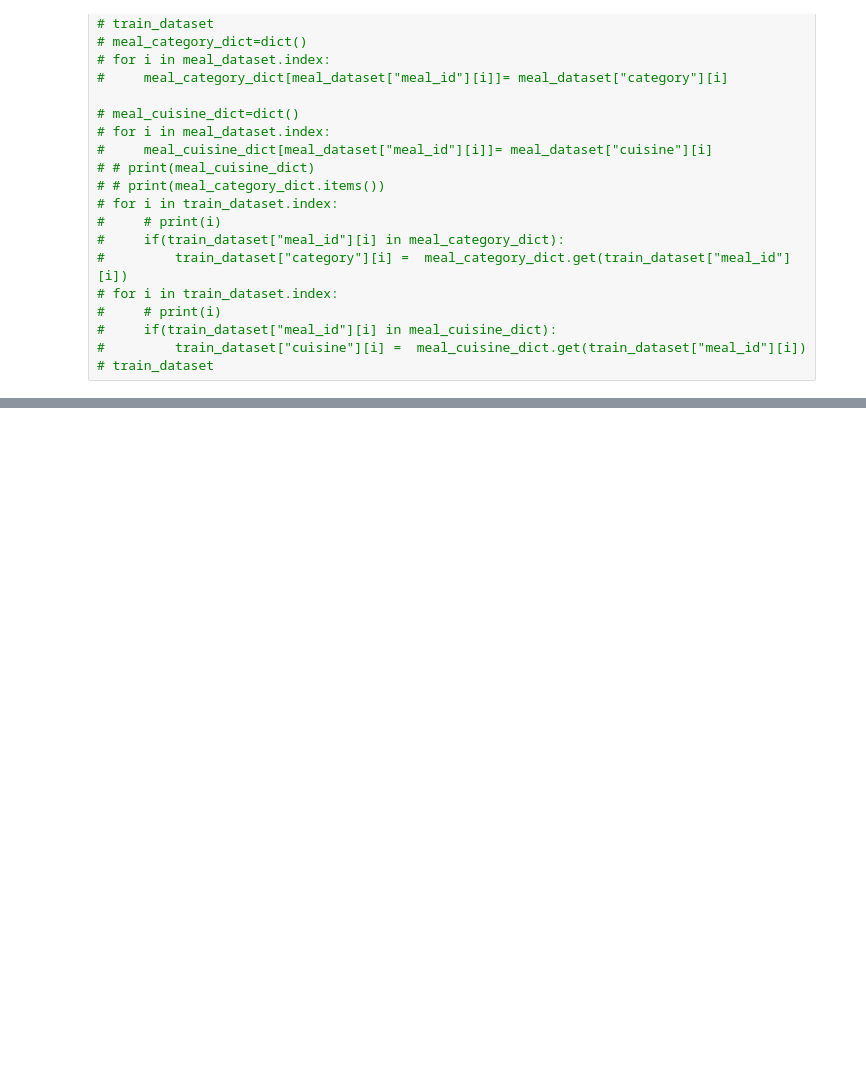
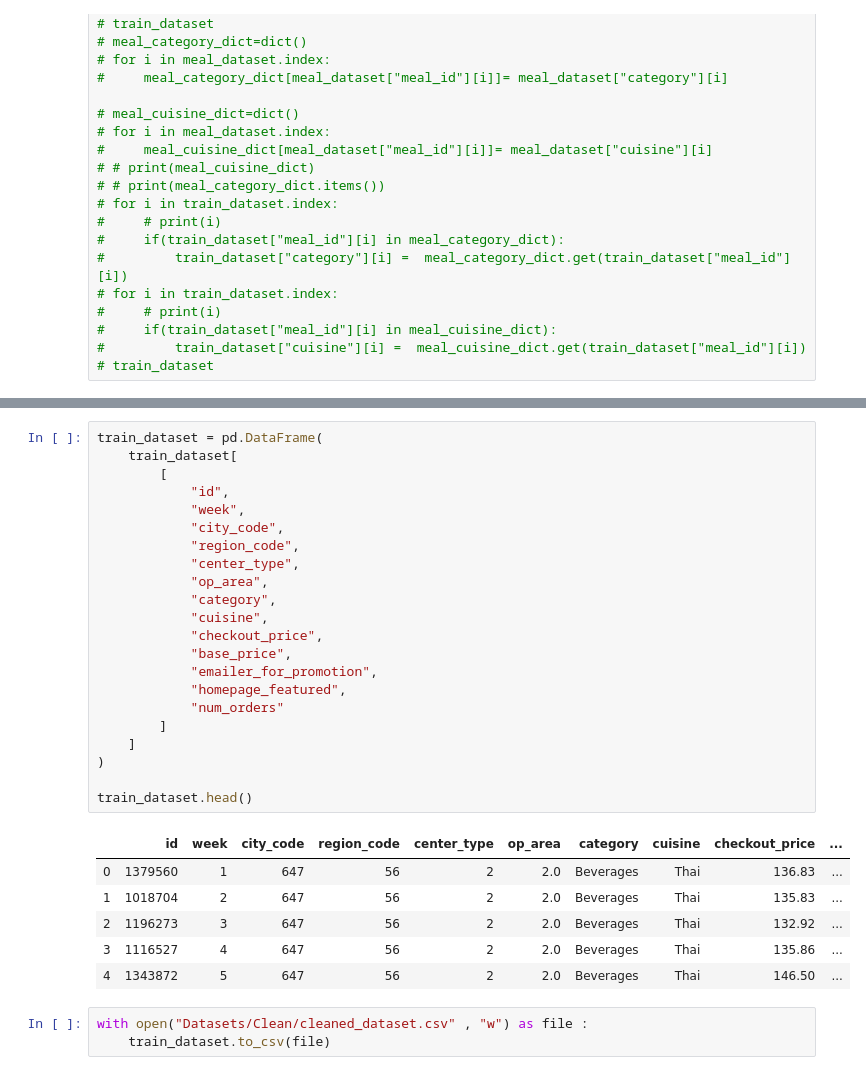
Before and after one commit to jaydbendre/Data-Mining-And-Buisness-Intelligence-Semester-6, a Jupyter notebook: Experiment4/train.ipynb, the cells around one changed output, grey strips where cells are left out. Saved outputs shown, nothing was run; the diff lists cells and outputs as text; blank space fills up the shorter version.

Commit message:
Data

```diff
--- a/Experiment4/train.ipynb
+++ b/Experiment4/train.ipynb
@@ -57,0 +174,32 @@ train_dataset
+# %%
+train_dataset = pd.DataFrame(
+    train_dataset[
+        [
+            "id",
+            "week",
+            "city_code",
+            "region_code",
+            "center_type",
+            "op_area",
+            "category",
+            "cuisine",
+            "checkout_price",
+            "base_price",
+            "emailer_for_promotion",
+            "homepage_featured",
+            "num_orders"
+        ]
+    ]
+)
+
+train_dataset.head()
+# %% [output]
+|  | id | week | city_code | region_code | center_type | op_area | category | cuisine | checkout_price | ... |
+| 0 | 1379560 | 1 | 647 | 56 | 2 | 2.0 | Beverages | Thai | 136.83 | ... |
+| 1 | 1018704 | 2 | 647 | 56 | 2 | 2.0 | Beverages | Thai | 135.83 | ... |
+| 2 | 1196273 | 3 | 647 | 56 | 2 | 2.0 | Beverages | Thai | 132.92 | ... |
+| 3 | 1116527 | 4 | 647 | 56 | 2 | 2.0 | Beverages | Thai | 135.86 | ... |
+| 4 | 1343872 | 5 | 647 | 56 | 2 | 2.0 | Beverages | Thai | 146.50 | ... |
+# %%
+with open("Datasets/Clean/cleaned_dataset.csv" , "w") as file :
+    train_dataset.to_csv(file)
```
Also changed, not shown: parts of 8 cells of this notebook, 2 other files.
